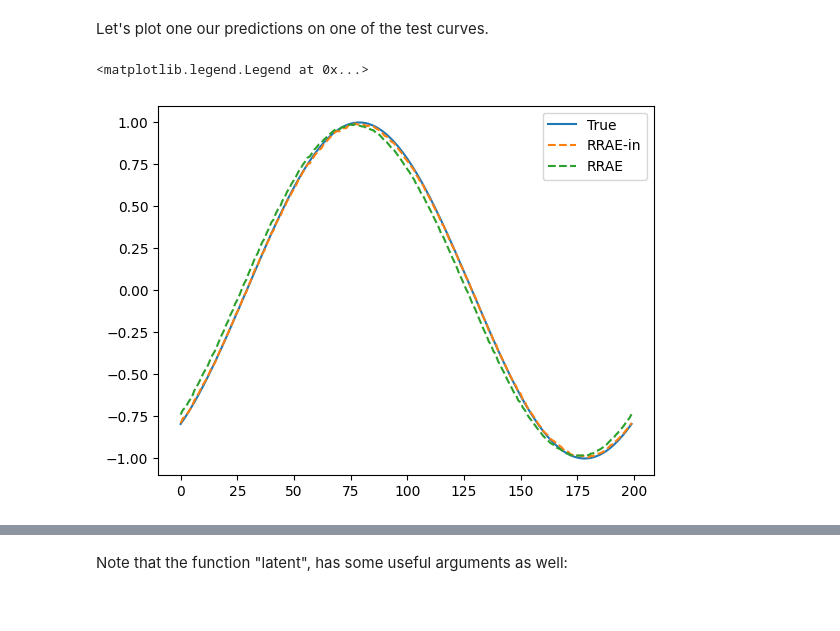
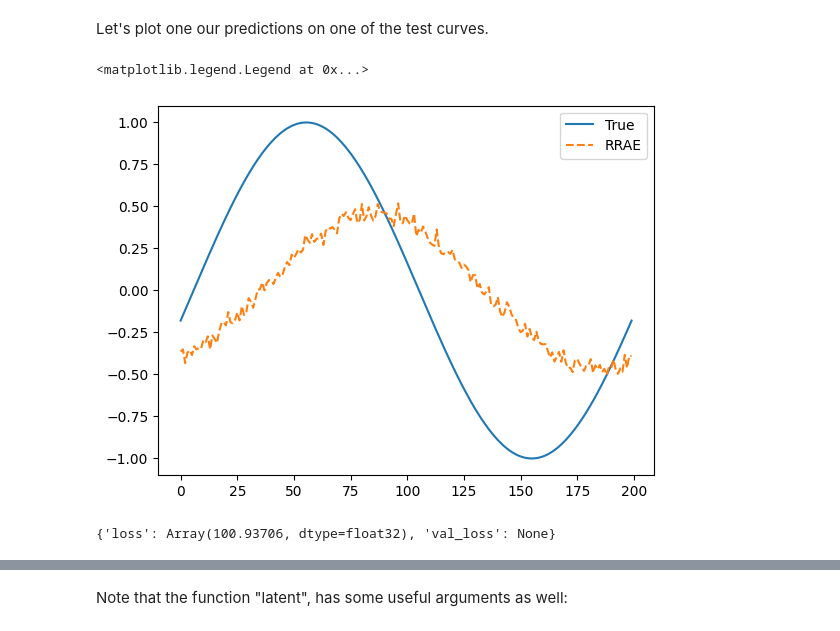
Before and after one commit to JadM133/RRAEs, a Jupyter notebook: tutorial.ipynb, the cells around one changed output, grey strips where cells are left out. Saved outputs shown, nothing was run; the diff lists cells and outputs as text; code cells hidden in the pictures.

```diff
--- a/tutorial.ipynb
+++ b/tutorial.ipynb
@@ -98,21 +126,19 @@ Accordingly, the AE trainor class used performs two types of training. First, RR
 an SVD in the latent space. Then, the fine tuning is done with a fixed basis and a projection in the
 latent space.
 # %%
-from RRAEs.trackers import RRAE_Null_Tracker
-
 # Here define training arguments for the RRAEs with an SVD.
 training_kwargs = {
-            "step_st": [1500], # number of batches strategy
-            "batch_size_st": [20, 20, 20], # batch size strategy
-            "lr_st": [1e-3, 1e-4], # learning rate strategy
-            "print_every": 100,
-            # "tracker": RRAE_Null_Tracker(k_max) # This will fix the value of k_max to the value specified
+            "step_st": [1500], # number of batches (forward/backward passes) strategy
+            "batch_size_st": [64], # batch size strategy
+            "lr_st": [1e-3], # learning rate strategy
+            "print_every": 1,
+            "save_losses": True # set to True if you want to save the loss over training
         }
 
-# Here define the parameters of fine-tuning. Set step_st to [0] if you don't want to fine-tune.
+# Here define the parameters of fine-tuning.
 ft_kwargs = {
-            "step_st": [200], # number of batches strategy
-            "batch_size_st": [20, 20, 20], # batch size strategy
+            "step_st": [0], # change to > 0 if you want to fine tune
+            "batch_size_st": [5], # batch size strategy
             "lr_st": [1e-4], # learning rate strategy
             "print_every": 100,
         }
@@ -132,5 +176,5 @@ ValueError: k_max was not given when truncation is required.
 Next, we show how to evaluate the network on train/test. Again, this can be simply done using the trainor class.
 # %%
-preds = trainor.evaluate(x_train, y_train, x_test, y_test, p_train, p_test)
+preds = trainor.evaluate(x_train, y_train, x_test, y_test)
 # %% [output]
 Finding train predictions...
@@ -168,9 +193,17 @@ Let's plot one our predictions on one of the test curves.
 # %%
 idx = 15
 plt.plot(y_test[:, idx], label="True")
-plt.plot(preds["y_pred_interp_test_o"][:, idx], label="RRAE-in", linestyle="--")
 plt.plot(preds["y_pred_test_o"][:, idx], label="RRAE", linestyle="--")
 plt.legend()
 # %% [output]
 <matplotlib.legend.Legend at 0x...>
-[figure, old version]
+[figure, new version]
+# %%
+import os
+import dill
+idx = 0
+with open(os.path.join("test", f"all_losses_{2}.pkl"), "rb") as f:
+    res_list = dill.load(f)
+res_list[0]
+# %% [output]
+{'loss': Array(100.93706, dtype=float32), 'val_loss': None}
```
Also changed, not shown: parts of 27 cells of this notebook, 13 other files.
